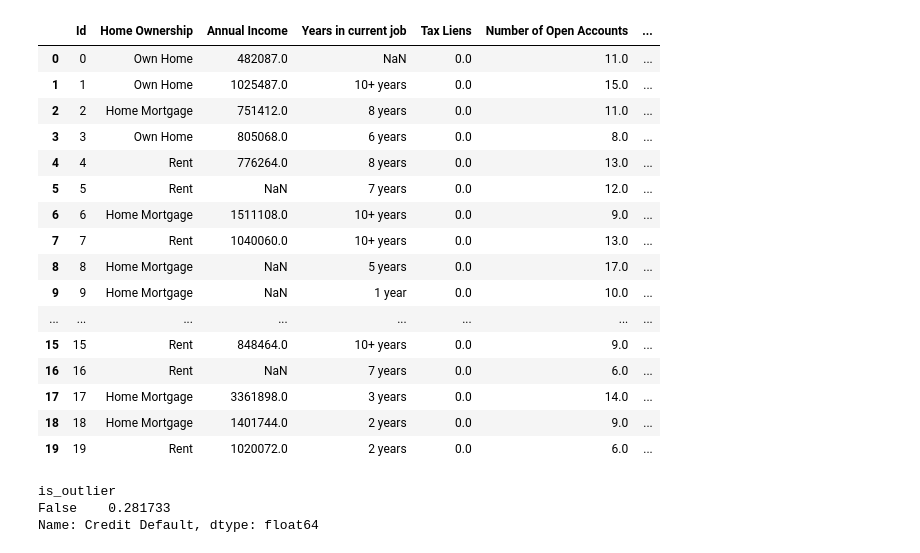
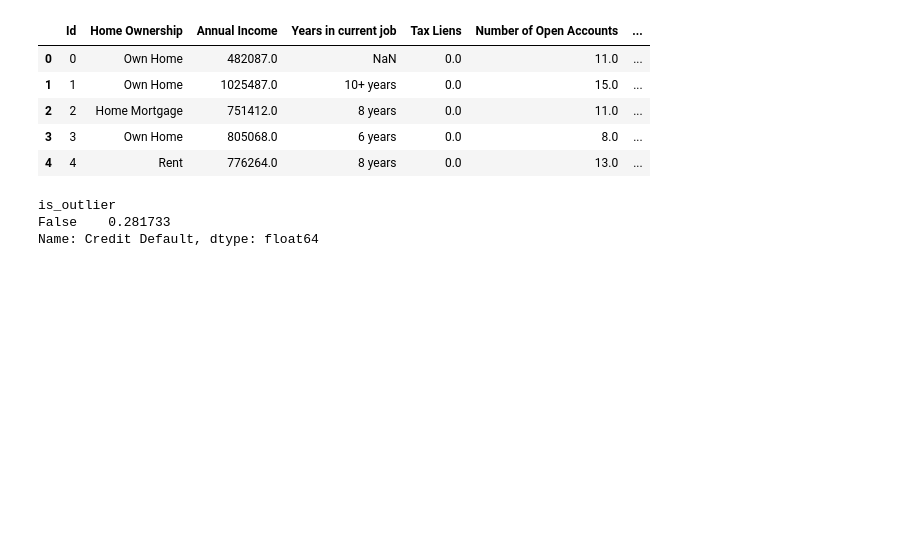
Before and after one commit to LiShun522/Loan-Default-Prediction, a Jupyter notebook: Untitled.ipynb, the cells around one changed output. Cells and saved outputs as stored; diff of their text form; code cells hidden in the pictures; blank space fills up the shorter version.

```diff
--- a/Untitled.ipynb
+++ b/Untitled.ipynb
@@ -6,25 +6,14 @@ import seaborn as sns
 data = pd.read_csv("data/train.csv")
 df = pd.DataFrame(data)
 # %%
-df.head(20)
+df.head(5)
 # %% [output]
 |  | Id | Home Ownership | Annual Income | Years in current job | Tax Liens | Number of Open Accounts | ... |
 | 0 | 0 | Own Home | 482087.0 | NaN | 0.0 | 11.0 | ... |
 | 1 | 1 | Own Home | 1025487.0 | 10+ years | 0.0 | 15.0 | ... |
 | 2 | 2 | Home Mortgage | 751412.0 | 8 years | 0.0 | 11.0 | ... |
 | 3 | 3 | Own Home | 805068.0 | 6 years | 0.0 | 8.0 | ... |
 | 4 | 4 | Rent | 776264.0 | 8 years | 0.0 | 13.0 | ... |
-| 5 | 5 | Rent | NaN | 7 years | 0.0 | 12.0 | ... |
-| 6 | 6 | Home Mortgage | 1511108.0 | 10+ years | 0.0 | 9.0 | ... |
-| 7 | 7 | Rent | 1040060.0 | 10+ years | 0.0 | 13.0 | ... |
-| 8 | 8 | Home Mortgage | NaN | 5 years | 0.0 | 17.0 | ... |
-| 9 | 9 | Home Mortgage | NaN | 1 year | 0.0 | 10.0 | ... |
-| ... | ... | ... | ... | ... | ... | ... | ... |
-| 15 | 15 | Rent | 848464.0 | 10+ years | 0.0 | 9.0 | ... |
-| 16 | 16 | Rent | NaN | 7 years | 0.0 | 6.0 | ... |
-| 17 | 17 | Home Mortgage | 3361898.0 | 3 years | 0.0 | 14.0 | ... |
-| 18 | 18 | Home Mortgage | 1401744.0 | 2 years | 0.0 | 9.0 | ... |
-| 19 | 19 | Rent | 1020072.0 | 2 years | 0.0 | 6.0 | ... |
 # %%
 # 設定異常值閾值（可以使用 99% 分位數或明顯異常的數據，如 99999999）
 threshold = df["Current Loan Amount"].quantile(0.99)
```
Also changed, not shown: parts of 6 cells of this notebook, 1 other file.
